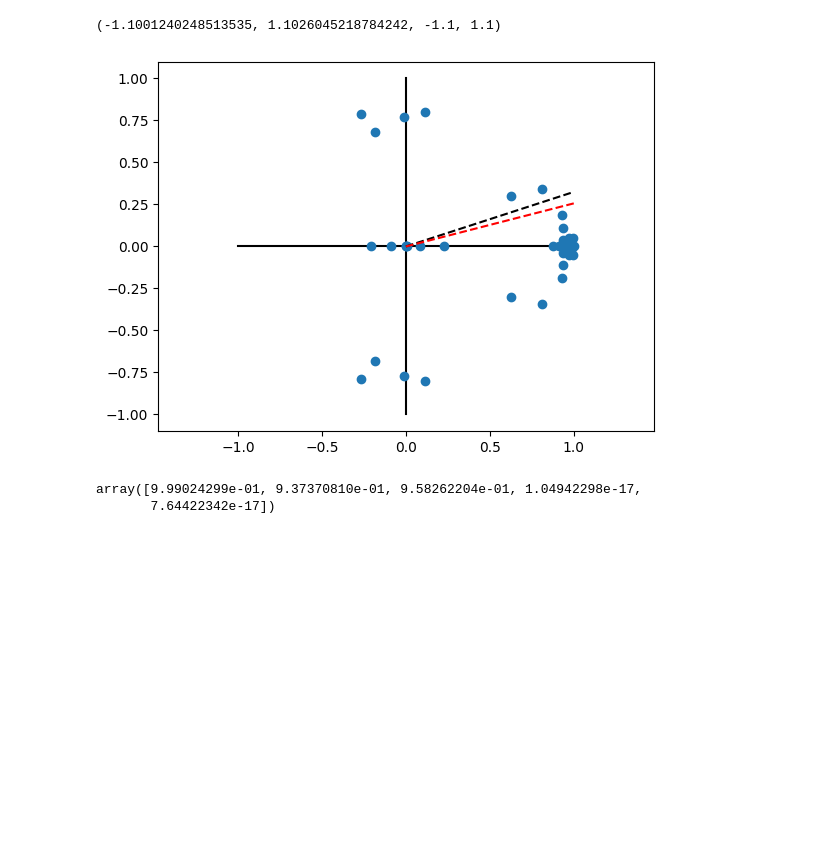
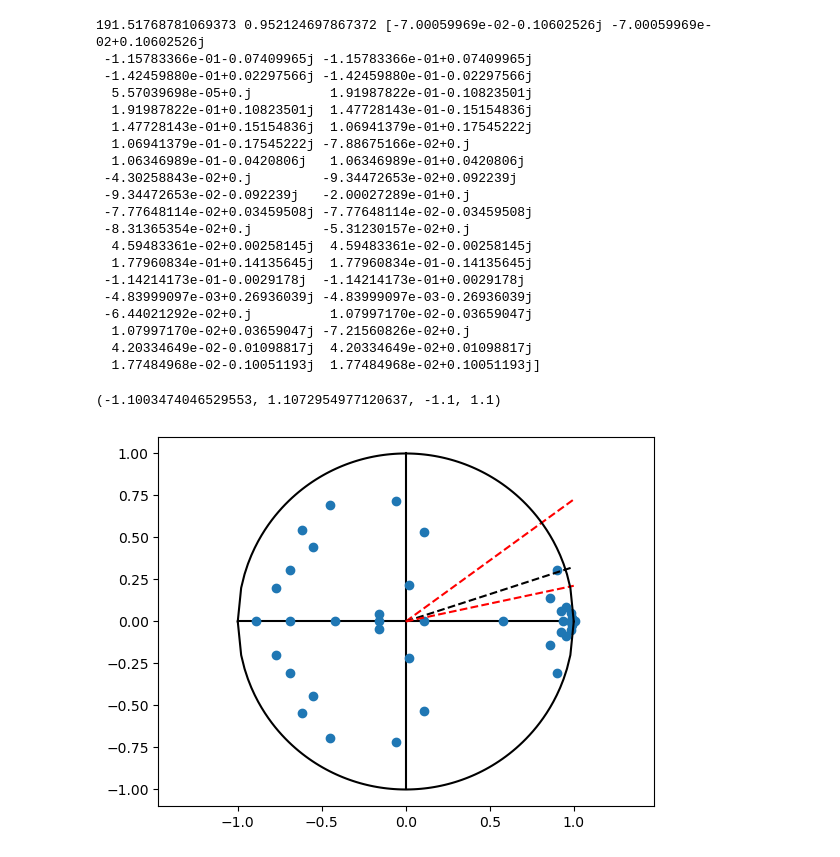
Before and after one commit to NinelK/BAND-torch, a Jupyter notebook: notebooks/psid.ipynb, the cells around one changed output. Cells and saved outputs as stored; diff of their text form; code cells hidden in the pictures; blank space fills up the shorter version.

Commit message:
Extend PSID analysis to different epochs

```diff
--- a/notebooks/psid.ipynb
+++ b/notebooks/psid.ipynb
@@ -10,5 +33,5 @@ from PSID.evaluation import evalPrediction
 # %%
-data = h5py.File("../../data/Chewie_CO_FF_2016-10-07_go/neural.h5", "r")
+data = h5py.File("../datasets/Chewie_CO_FF_2016-10-07_session_vel_M1_spikes_go.h5", "r")
 print(data.keys())
-print(data["test_data"].shape)
+print(data["valid_recon_data"].shape)
 # %% [output]
@@ -20,7 +47,11 @@ print(data["test_data"].shape)
 # future and past horizon)
 
 # run here with 40 dim, where there are some oscillations
-
+n_factors = 40
+n_beh_factors = 0
+# mask = np.ones_like(data['train_epoch'],dtype=bool) # train on all epochs
+mask = data['train_epoch'][:] == 1 # train on the AD epoch only
 model = PSID.PSID(
-    [d for d in data["train_data"]], [d for d in data["train_behavior"]], 40, 20, 10
+    [d for d in data["train_recon_data"][mask]], [d for d in data["train_behavior"][mask]],
+    n_factors, n_beh_factors, 10
 )
@@ -73,20 +267,50 @@ plt.colorbar()
 # %%
-evals = np.linalg.eig(model.A)[0]
+evals, evecs = np.linalg.eig(model.A)
 
 plt.plot([-1,1],[0,0],'k')
 plt.plot([0,0],[-1,1],'k')
 plt.plot(evals.real,evals.imag,'o')
 # for ev in evals:
 #     plt.plot([0,ev.real],[0,ev.imag],'o')
 # draw a line at 18 degrees
-plt.plot([0,1],[0,np.tan(np.pi/10)],'k--')
-plt.plot([0,1],[0,np.tan(np.pi/12.5)],'r--')
+plt.plot([0,1],[0,np.tan(2 * 10 * np.pi/100)],'r--')
+plt.plot([0,1],[0,np.tan(2 * 10 * np.pi/200)],'k--')
+plt.plot([0,1],[0,np.tan(2 * 10 * np.pi/300)],'r--')
+# draw a unit circle
+x = np.linspace(-1,1,100)
+y = np.sqrt(1-x**2)
+plt.plot(x,y,'k')
+y = -np.sqrt(1-x**2)
+plt.plot(x,y,'k')
+
+for eval, evec in zip(evals,evecs):
+    a = np.angle(eval)
+    if (a > 2 * 10 * np.pi/300) & (a < 2 * 10 * np.pi/100):
+        T = 2 * 10 * np.pi / a
+        amp = np.linalg.norm(eval)
+        print(T,amp,evec)
+
 plt.axis('equal')
 # %% [output]
-(-1.1001240248513535, 1.1026045218784242, -1.1, 1.1)
+191.51768781069373 0.952124697867372 [-7.00059969e-02-0.10602526j -7.00059969e-02+0.10602526j
+ -1.15783366e-01-0.07409965j -1.15783366e-01+0.07409965j
+ -1.42459880e-01+0.02297566j -1.42459880e-01-0.02297566j
+  5.57039698e-05+0.j          1.91987822e-01-0.10823501j
+  1.91987822e-01+0.10823501j  1.47728143e-01-0.15154836j
+  1.47728143e-01+0.15154836j  1.06941379e-01+0.17545222j
+  1.06941379e-01-0.17545222j -7.88675166e-02+0.j
+  1.06346989e-01-0.0420806j   1.06346989e-01+0.0420806j
+ -4.30258843e-02+0.j         -9.34472653e-02+0.092239j
+ -9.34472653e-02-0.092239j   -2.00027289e-01+0.j
+ -7.77648114e-02+0.03459508j -7.77648114e-02-0.03459508j
+ -8.31365354e-02+0.j         -5.31230157e-02+0.j
+  4.59483361e-02+0.00258145j  4.59483361e-02-0.00258145j
+  1.77960834e-01+0.14135645j  1.77960834e-01-0.14135645j
+ -1.14214173e-01-0.0029178j  -1.14214173e-01+0.0029178j
+ -4.83999097e-03+0.26936039j -4.83999097e-03-0.26936039j
+ -6.44021292e-02+0.j          1.07997170e-02-0.03659047j
+  1.07997170e-02+0.03659047j -7.21560826e-02+0.j
+  4.20334649e-02-0.01098817j  4.20334649e-02+0.01098817j
+  1.77484968e-02-0.10051193j  1.77484968e-02+0.10051193j]
+(-1.1003474046529553, 1.1072954977120637, -1.1, 1.1)
-[figure, old version]
+[figure, new version]
-# %%
-evals
-# %% [output]
-array([9.99024299e-01, 9.37370810e-01, 9.58262204e-01, 1.04942298e-17,
-       7.64422342e-17])
```
Also changed, not shown: parts of 18 cells of this notebook.
